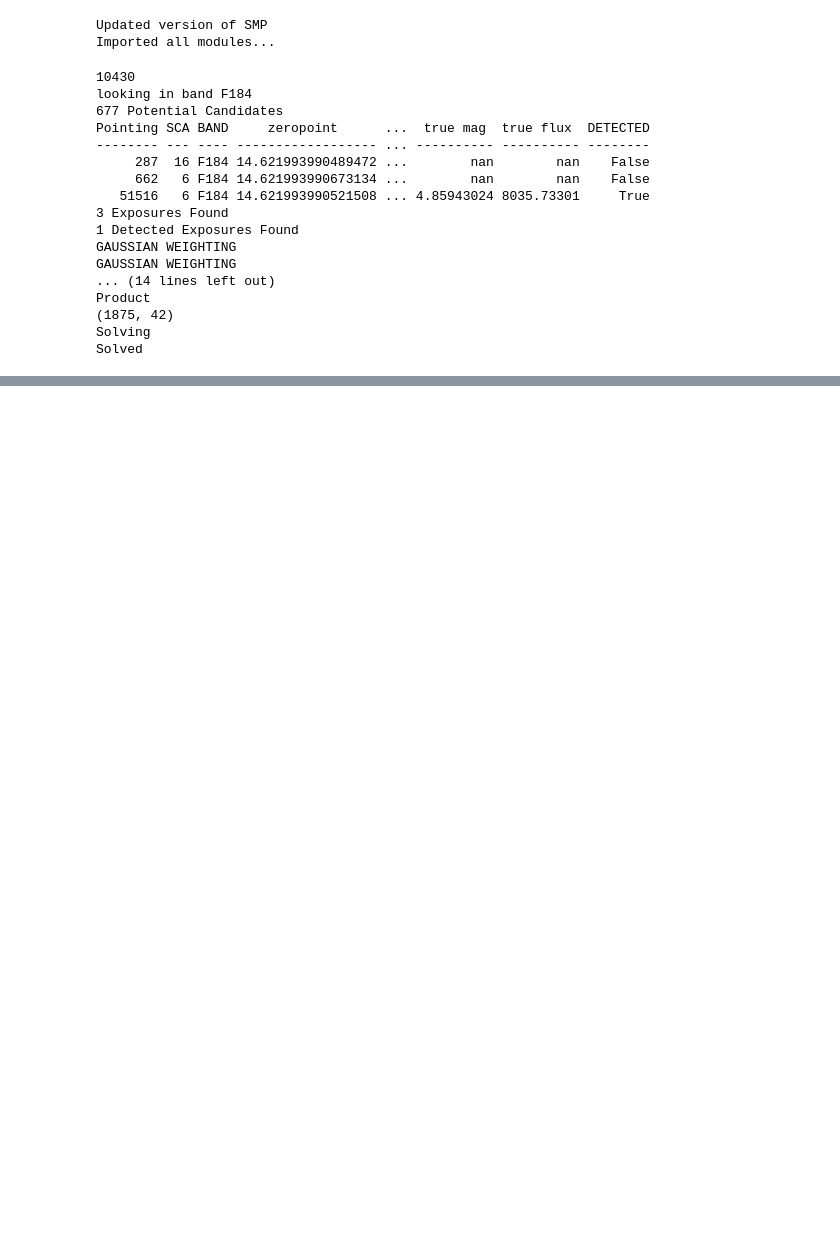
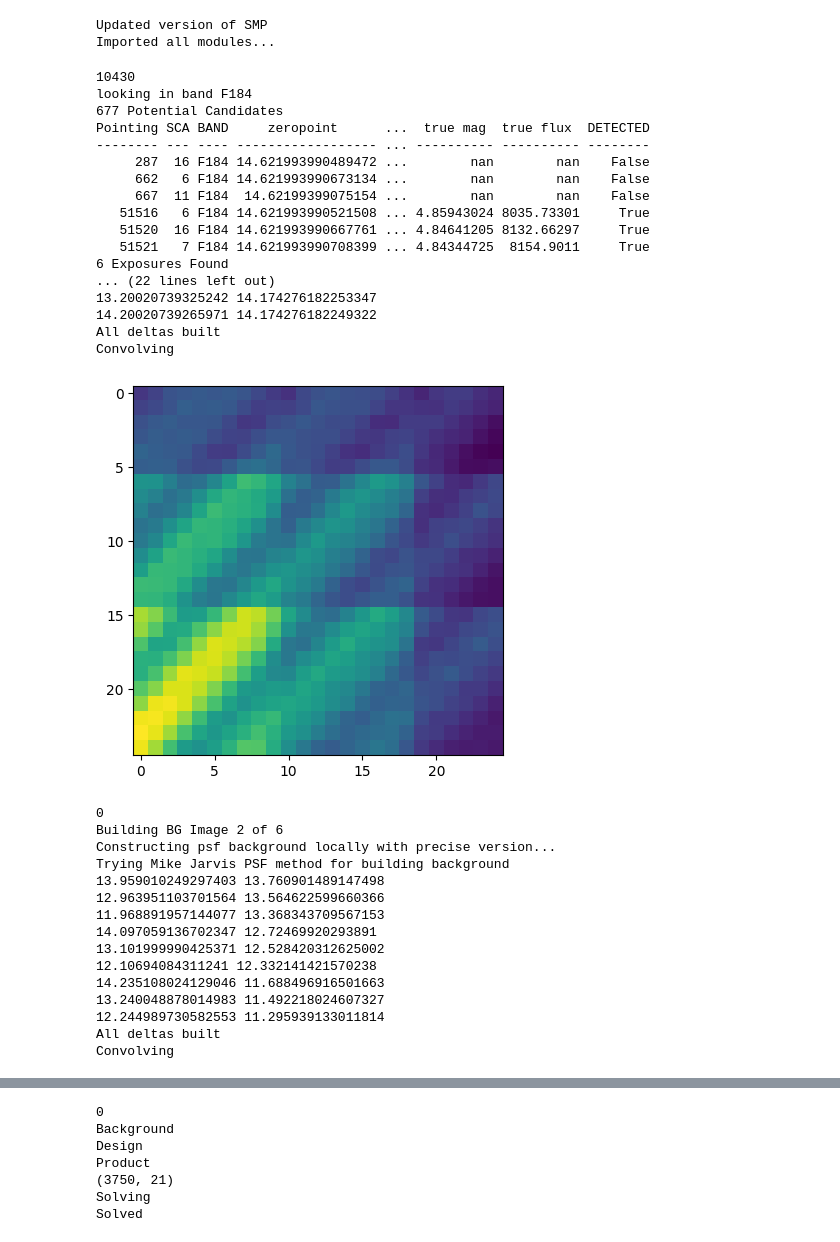
Before and after one commit to Roman-Supernova-PIT/campari, a Jupyter notebook: multismp.ipynb, the cells around one changed output, grey strips where cells are left out. Drawn from its saved outputs; the diff is of its cells as text; code cells hidden in the pictures; blank space fills up the shorter version.

```diff
--- a/multismp.ipynb
+++ b/multismp.ipynb
@@ -196,7 +313,7 @@ def SNID_to_loc(SNID, parq, band = 'F184', date = False, snpath = '/cwork/mat90/
 
 class MultiDetection(Detection):
 
-    def __init__(self, ra, dec, pointing, scanum, band, start_mjd, end_mjd, peak_mjd, color = 0.61, name = '', snid = None):
+    def __init__(self, ra, dec, pointing, scanum, band, start_mjd, end_mjd, peak_mjd, sigma_gaus, color = 0.61, name = '', snid = None):
         '''
         Constructor class
         '''
@@ -211,6 +328,7 @@ class MultiDetection(Detection):
         self.start_mjd = start_mjd
         self.end_mjd = end_mjd
         self.peak_mjd = peak_mjd
+        self.sigma_gaus = sigma_gaus
         if snid is not None:
             self.snid = snid
         else:
@@ -479,8 +597,16 @@ class MultiDetection(Detection):
             self.wcs_list.append(cutout.wcs)
             #Not sure about x_center = x_center here
             if bare_bones or precise:
+                config_file = './temp_tds.yaml'
+                bpass_image = roman_utils(config_file=config_file, visit = i['Pointing'], sca=int(i['SCA']))
+
+                #bgwcs, origin = galsim.wcs.readFromFitsHeader(image[0].header)
+
+                wcs = galsim.AstropyWCS(wcs=cutout.wcs)  #Changed this to cutout.wcs rather than just wcs
                 psf_matrix.append(sp.csr_matrix(construct_psf_background(ra_grid, dec_grid,\
-                 i['Pointing'], int(i['SCA']), cutout.wcs, x_cen, y_cen, size, flatten=True)))
+                 i['Pointing'], int(i['SCA']),wcs, x_cen, y_cen, size, bpass_image.bpass, flatten=True)))
+                #WCS(image[0].header) XXX This function wants a galsim WCS not astropy
+                #Changed cutout.wcs to image.wcs
             else:
                 psf_matrix.append(sp.csr_matrix(construct_psf_background_plop(ra_grid, dec_grid,\
                  i['Pointing'], int(i['SCA']), cutout.wcs, x_cen, y_cen, size, flatten=True)))
@@ -728,41 +862,57 @@ def plop(small,big,x,y):
 #ID = 90000055
 #ID = 70000282
 #ID = 20073665
 
 #ID = 50129236
 ID = 20055347
 
 #ID = 30597443
 
 #ID = 20170506
 snpath = '/global/cfs/cdirs/lsst/www/DESC_TD_PUBLIC/Roman+DESC/PQ+HDF5_ROMAN+LSST_LARGE'
 roman_path = '/global/cfs/cdirs/lsst/shared/external/roman-desc-sims/Roman_data'
 pqfile = find_parq(ID, snpath)
 print(pqfile)
 band = 'F184'
 ra, dec, p, s, start, end, peak = SNID_to_loc(ID, pqfile, date = True, band = band, snpath = snpath, roman_path = roman_path)
-test = MultiDetection(ra, dec, p, s, band, start, end, peak, snid = ID)
+test = MultiDetection(ra, dec, p, s, band, start, end, peak, snid = ID, sigma_gaus = 4.7)
 nbg = 1
 size = 25
 
 
-test.runPhotometry(background = False, err = False, n_grid = nbg, maxbg = 2, maxdet = 1,roman_path = roman_path, \
+test.runPhotometry(background = False, err = False, n_grid = nbg, maxbg = 3, maxdet = 3,roman_path = roman_path, \
                   pointing_list = None, SCA_list = None, bare_bones = False, precise = True, size = size)
 # %% [output]
 10430
 looking in band F184
 677 Potential Candidates
 Pointing SCA BAND     zeropoint      ...  true mag  true flux  DETECTED
 -------- --- ---- ------------------ ... ---------- ---------- --------
      287  16 F184 14.621993990489472 ...        nan        nan    False
      662   6 F184 14.621993990673134 ...        nan        nan    False
+     667  11 F184  14.62199399075154 ...        nan        nan    False
    51516   6 F184 14.621993990521508 ... 4.85943024 8035.73301     True
-3 Exposures Found
-1 Detected Exposures Found
-GAUSSIAN WEIGHTING
-GAUSSIAN WEIGHTING
-... (14 lines left out)
-Product
-(1875, 42)
-Solving
-Solved
+   51520  16 F184 14.621993990667761 ... 4.84641205 8132.66297     True
+   51521   7 F184 14.621993990708399 ... 4.84344725  8154.9011     True
+6 Exposures Found
+... (22 lines left out)
+13.20020739325242 14.174276182253347
+14.20020739265971 14.174276182249322
+All deltas built
+Convolving
+[figure, added]
+0
+Building BG Image 2 of 6
+Constructing psf background locally with precise version...
+Trying Mike Jarvis PSF method for building background
+13.959010249297403 13.760901489147498
+12.963951103701564 13.564622599660366
+11.968891957144077 13.368343709567153
+14.097059136702347 12.72469920293891
+13.101999990425371 12.528420312625002
+12.10694084311241 12.332141421570238
+14.235108024129046 11.688496916501663
+13.240048878014983 11.492218024607327
+12.244989730582553 11.295939133011814
+All deltas built
+Convolving
@@ -768,0 +990,7 @@ Solved
+0
+Background
+Design
+Product
+(3750, 21)
+Solving
+Solved
```
Also changed, not shown: parts of 21 cells of this notebook, 2 other files.
